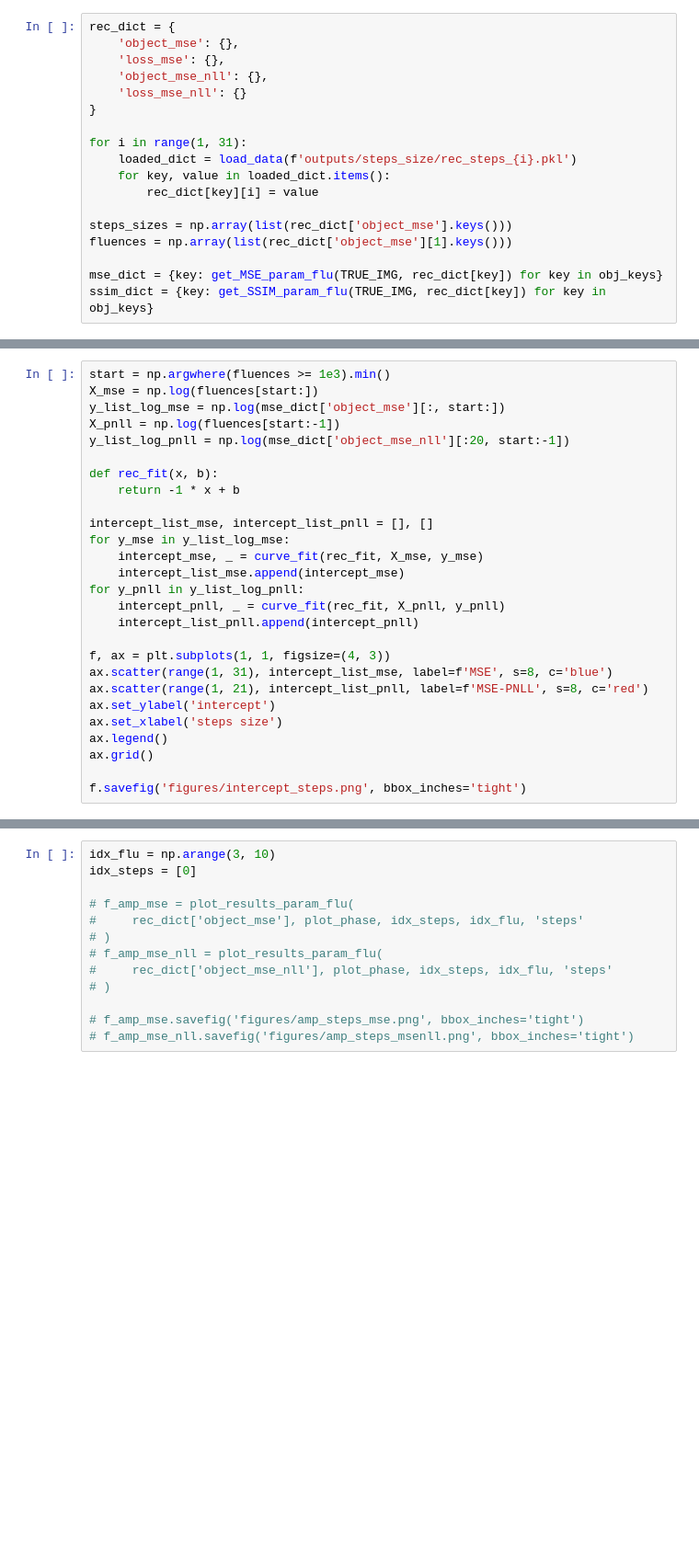
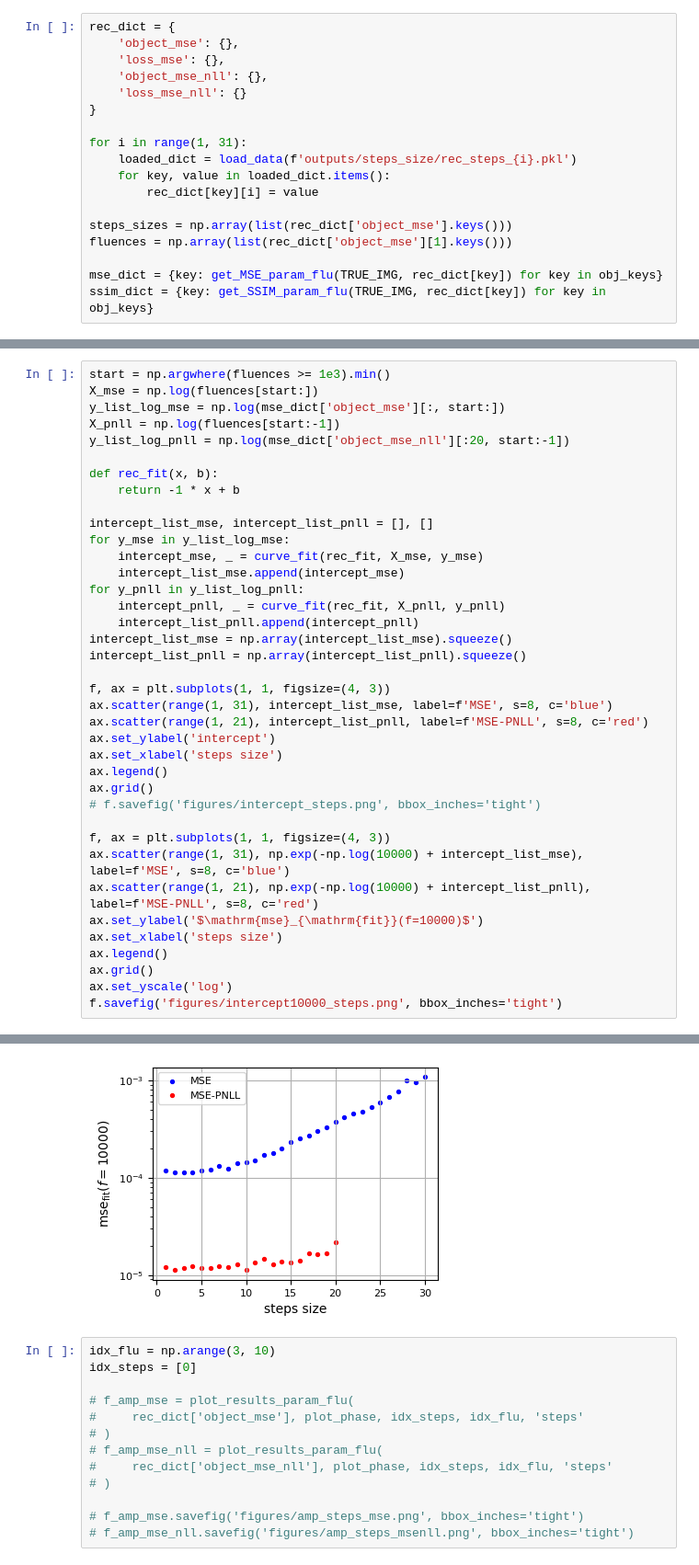
Before and after one commit to raphassaraf/Signal-and-noise-in-ptychographic-imaging, a Jupyter notebook: analysis_final.ipynb, the cells around one changed output, grey strips where cells are left out. Shown at 92% size. Drawn from its saved outputs; the diff is of its cells as text; blank space fills up the shorter version.

Commit message:
Modified intercept plots to show the fit at fluence = 10000

```diff
--- a/analysis_final.ipynb
+++ b/analysis_final.ipynb
@@ -217,32 +217,44 @@ f.savefig('figures/metrics_steps.png', bbox_inches='tight')
 # %%
 start = np.argwhere(fluences >= 1e3).min()
 X_mse = np.log(fluences[start:])
 y_list_log_mse = np.log(mse_dict['object_mse'][:, start:])
 X_pnll = np.log(fluences[start:-1])
 y_list_log_pnll = np.log(mse_dict['object_mse_nll'][:20, start:-1])
 
 def rec_fit(x, b):
     return -1 * x + b
 
 intercept_list_mse, intercept_list_pnll = [], []
 for y_mse in y_list_log_mse:
     intercept_mse, _ = curve_fit(rec_fit, X_mse, y_mse)
     intercept_list_mse.append(intercept_mse)
 for y_pnll in y_list_log_pnll:
     intercept_pnll, _ = curve_fit(rec_fit, X_pnll, y_pnll)
     intercept_list_pnll.append(intercept_pnll)
+intercept_list_mse = np.array(intercept_list_mse).squeeze()
+intercept_list_pnll = np.array(intercept_list_pnll).squeeze()
 
 f, ax = plt.subplots(1, 1, figsize=(4, 3))
 ax.scatter(range(1, 31), intercept_list_mse, label=f'MSE', s=8, c='blue')
 ax.scatter(range(1, 21), intercept_list_pnll, label=f'MSE-PNLL', s=8, c='red')
 ax.set_ylabel('intercept')
 ax.set_xlabel('steps size')
 ax.legend()
 ax.grid()
+# f.savefig('figures/intercept_steps.png', bbox_inches='tight')
 
-f.savefig('figures/intercept_steps.png', bbox_inches='tight')
+f, ax = plt.subplots(1, 1, figsize=(4, 3))
+ax.scatter(range(1, 31), np.exp(-np.log(10000) + intercept_list_mse), label=f'MSE', s=8, c='blue')
+ax.scatter(range(1, 21), np.exp(-np.log(10000) + intercept_list_pnll), label=f'MSE-PNLL', s=8, c='red')
+ax.set_ylabel('$\mathrm{mse}_{\mathrm{fit}}(f=10000)$')
+ax.set_xlabel('steps size')
+ax.legend()
+ax.grid()
+ax.set_yscale('log')
+f.savefig('figures/intercept10000_steps.png', bbox_inches='tight')
 # %% [output]
 [figure]
+[figure, added]
 # %%
 idx_flu = np.arange(3, 10)
 idx_steps = [0]
```
Also changed, not shown: parts of 3 cells of this notebook, 3 other files.
